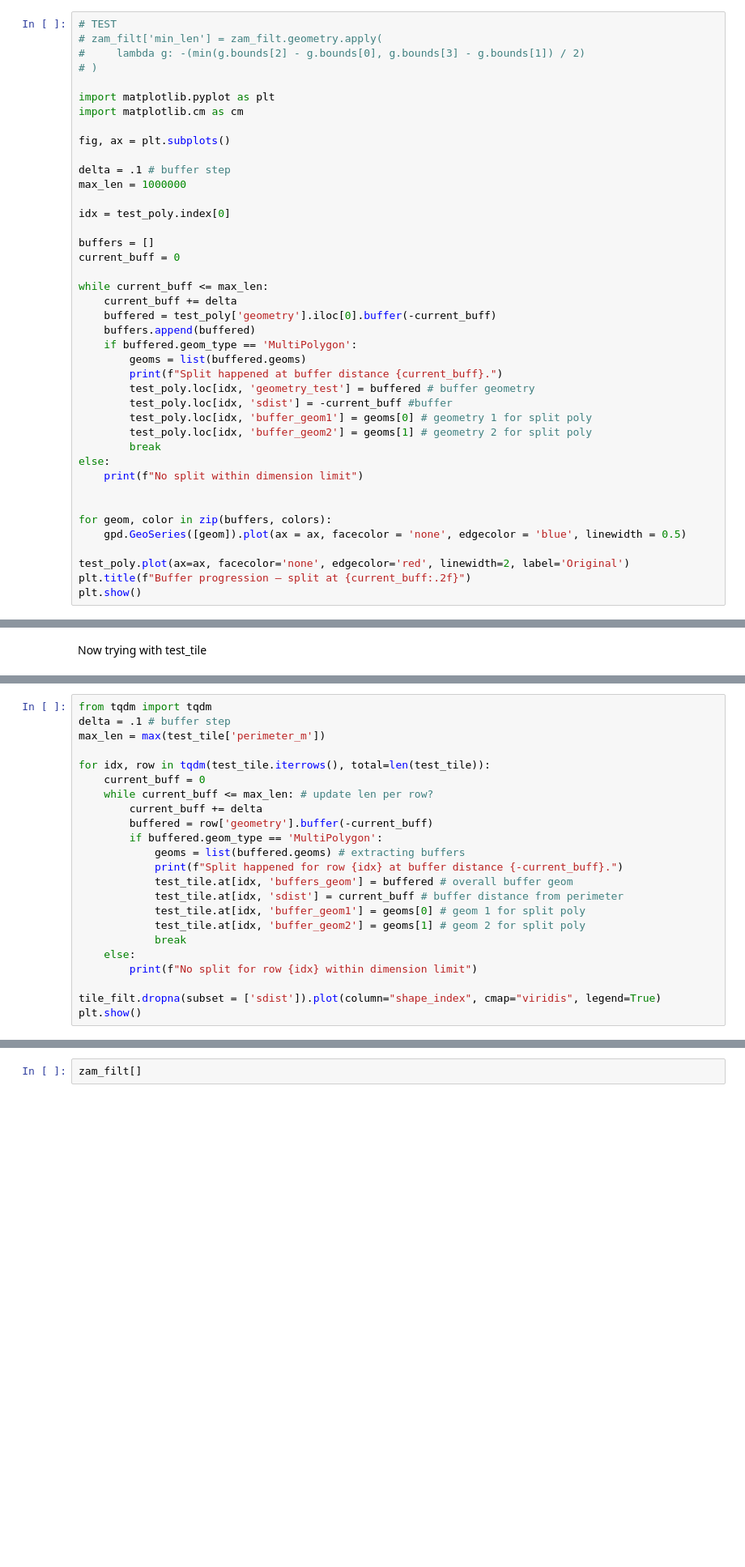
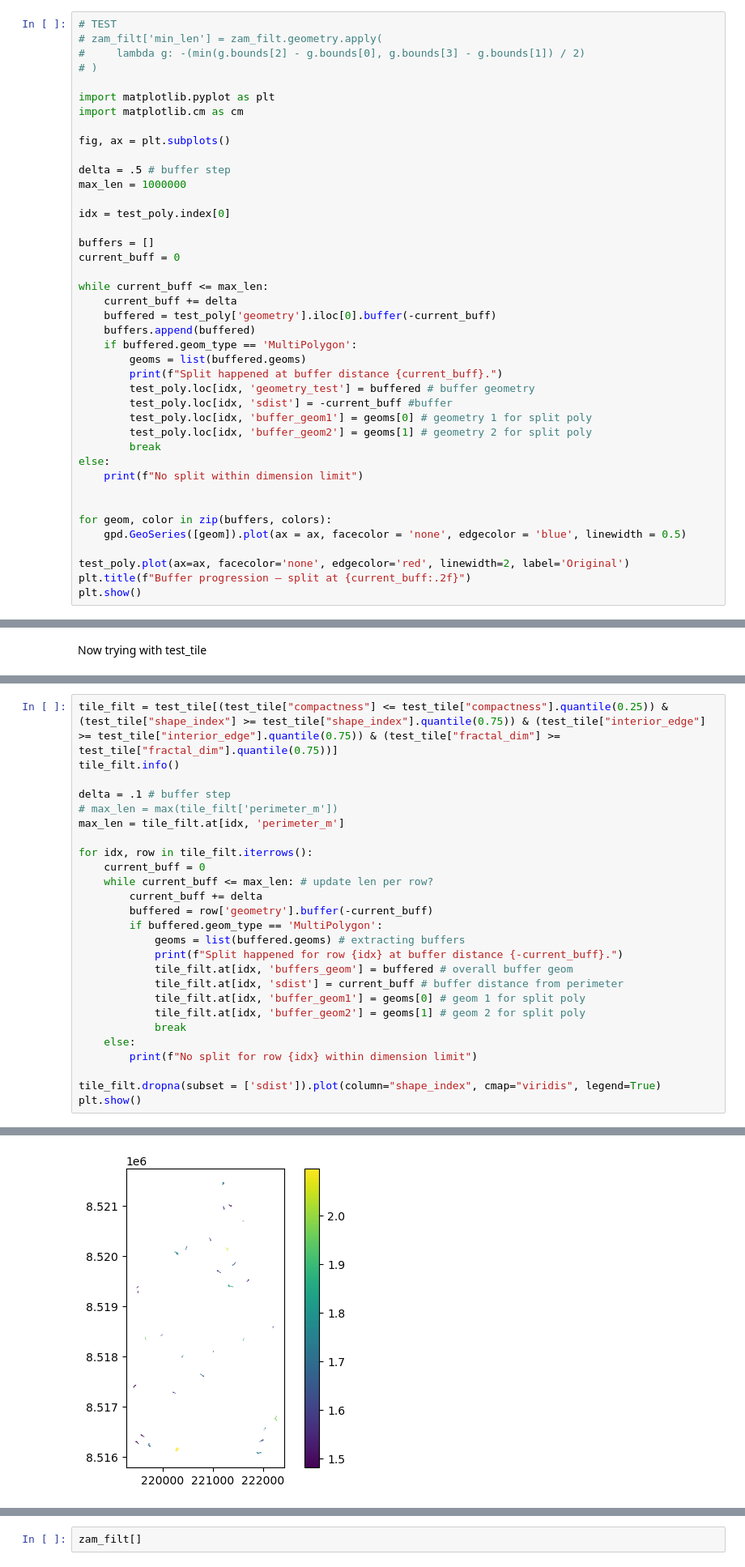
Before and after one commit to SYH-pixel/cropfield-polygonization, a Jupyter notebook: func/thinneck.ipynb, the cells around one changed output, grey strips where cells are left out. Shown at 81% size. Saved outputs shown, nothing was run; the diff lists cells and outputs as text; blank space fills up the shorter version.

Commit message:
Updated thinneck.ipynb; created poly_spitter.py function

```diff
--- a/func/thinneck.ipynb
+++ b/func/thinneck.ipynb
@@ -123,7 +193,7 @@ import matplotlib.cm as cm
 
 fig, ax = plt.subplots()
 
-delta = .1 # buffer step
+delta = .5 # buffer step
 max_len = 1000000
 
 idx = test_poly.index[0]
@@ -317,9 +368,12 @@ print(len(tile_filt))
 # %%
-from tqdm import tqdm
+tile_filt = test_tile[(test_tile["compactness"] <= test_tile["compactness"].quantile(0.25)) & (test_tile["shape_index"] >= test_tile["shape_index"].quantile(0.75)) & (test_tile["interior_edge"] >= test_tile["interior_edge"].quantile(0.75)) & (test_tile["fractal_dim"] >= test_tile["fractal_dim"].quantile(0.75))]
+tile_filt.info()
+
 delta = .1 # buffer step
-max_len = max(test_tile['perimeter_m'])
+# max_len = max(tile_filt['perimeter_m'])
+max_len = tile_filt.at[idx, 'perimeter_m']
 
-for idx, row in tqdm(test_tile.iterrows(), total=len(test_tile)):
+for idx, row in tile_filt.iterrows():
     current_buff = 0
     while current_buff <= max_len: # update len per row?
         current_buff += delta
@@ -327,10 +381,10 @@ for idx, row in tqdm(test_tile.iterrows(), total=len(test_tile)):
         if buffered.geom_type == 'MultiPolygon':
             geoms = list(buffered.geoms) # extracting buffers
             print(f"Split happened for row {idx} at buffer distance {-current_buff}.")
-            test_tile.at[idx, 'buffers_geom'] = buffered # overall buffer geom
-            test_tile.at[idx, 'sdist'] = current_buff # buffer distance from perimeter
-            test_tile.at[idx, 'buffer_geom1'] = geoms[0] # geom 1 for split poly
-            test_tile.at[idx, 'buffer_geom2'] = geoms[1] # geom 2 for split poly
+            tile_filt.at[idx, 'buffers_geom'] = buffered # overall buffer geom
+            tile_filt.at[idx, 'sdist'] = current_buff # buffer distance from perimeter
+            tile_filt.at[idx, 'buffer_geom1'] = geoms[0] # geom 1 for split poly
+            tile_filt.at[idx, 'buffer_geom2'] = geoms[1] # geom 2 for split poly
             break
     else:
         print(f"No split for row {idx} within dimension limit")
@@ -370,3 +449,4 @@ No split for row 8104414 within dimension limit
+[figure, added]
 # %%
 # Connecting narrowest part
 for idx, row in test_tile.iterrows():
```
Also changed, not shown: parts of 38 cells of this notebook, 1 other file.
